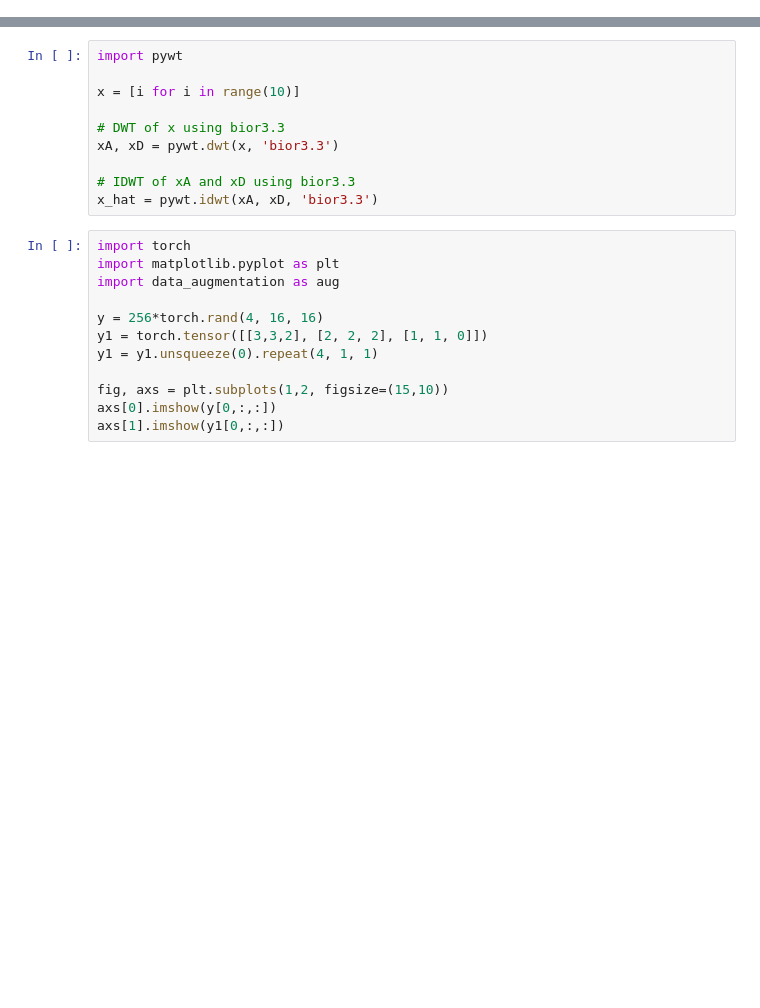
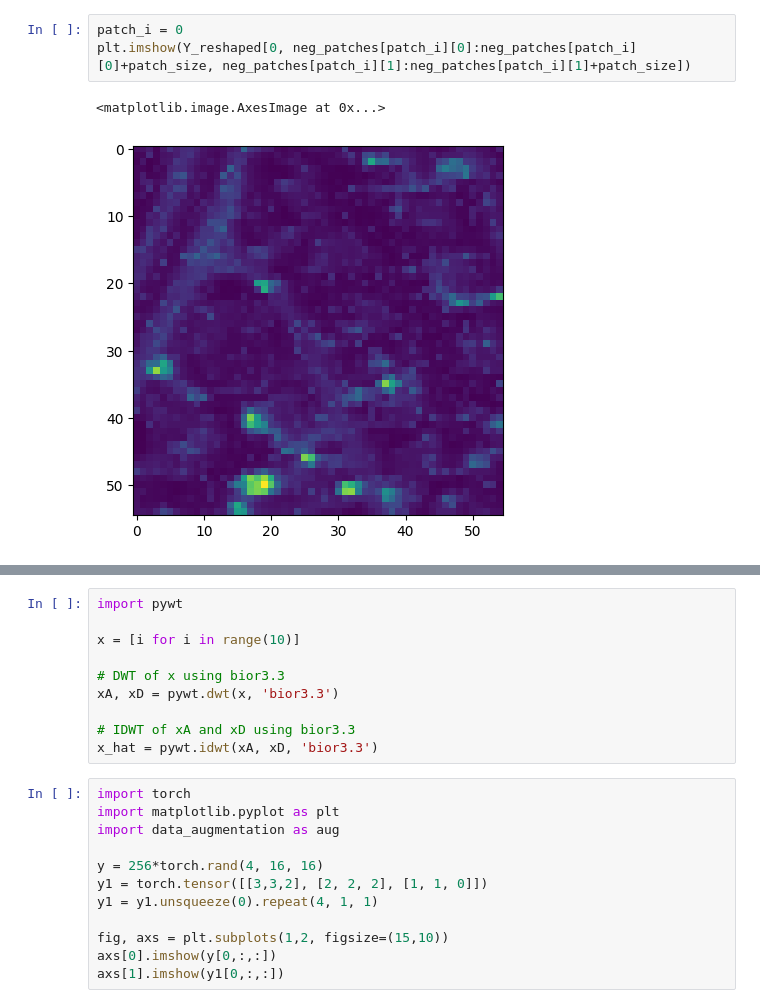
Before and after one commit to edabier/SS-HSU_benchmark, a Jupyter notebook: test_wavelets.ipynb, the cells around one changed output, grey strips where cells are left out. Cells and saved outputs as stored; diff of their text form; blank space fills up the shorter version.

```diff
--- a/test_wavelets.ipynb
+++ b/test_wavelets.ipynb
@@ -95,0 +79,6 @@ torch.Size([15, 6])
+# %%
+patch_i = 0
+plt.imshow(Y_reshaped[0, neg_patches[patch_i][0]:neg_patches[patch_i][0]+patch_size, neg_patches[patch_i][1]:neg_patches[patch_i][1]+patch_size])
+# %% [output]
+<matplotlib.image.AxesImage at 0x...>
+[figure, added]
```
Also changed, not shown: parts of 11 cells of this notebook, 10 other files.
